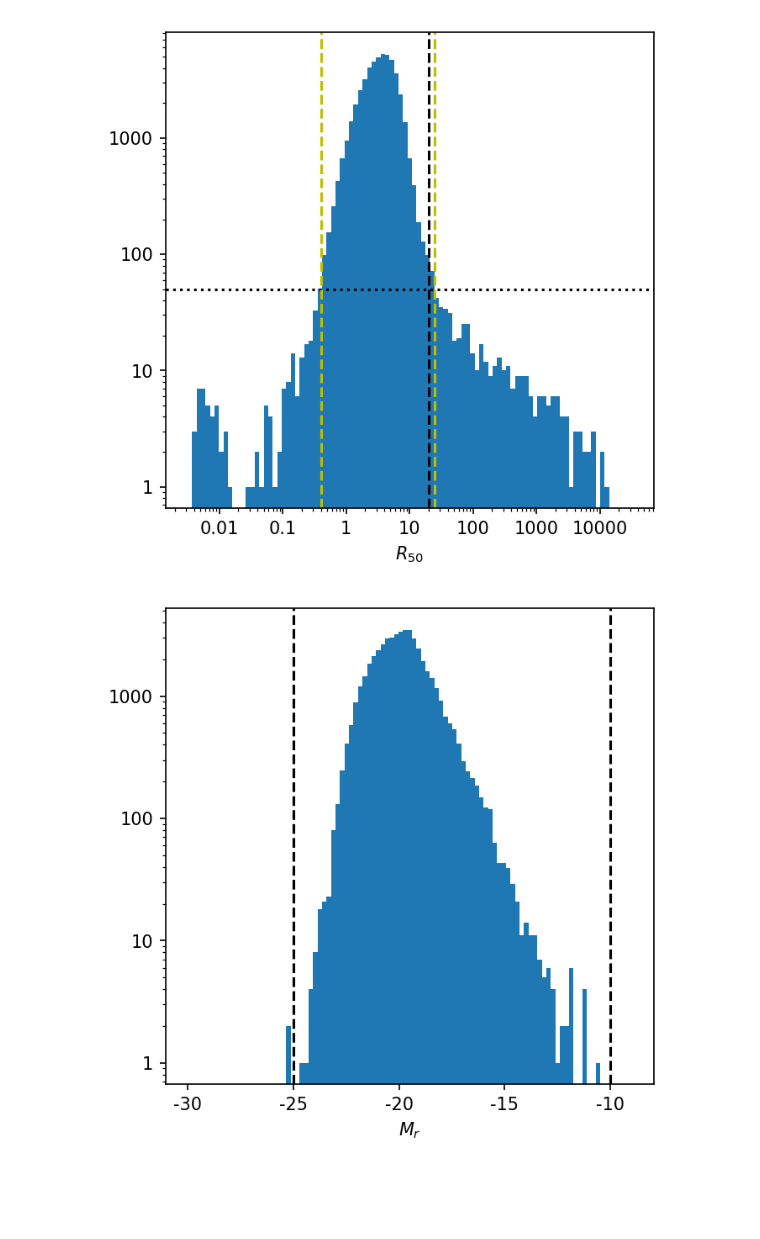
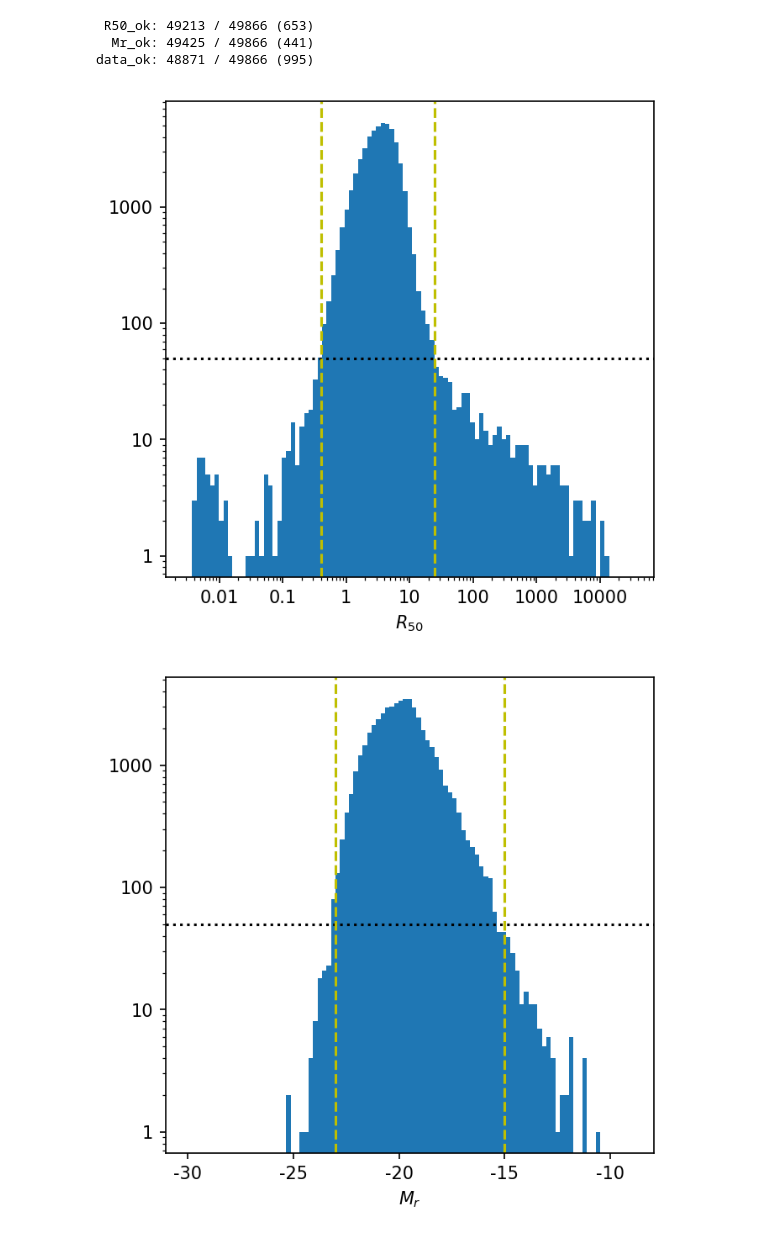
Before and after one commit to leeskelvin/gamakidsgz, a Jupyter notebook: outputs/debiasing/debiasing.ipynb, the cells around one changed output. Drawn from its saved outputs; the diff is of its cells as text; code cells hidden in the pictures; blank space fills up the shorter version.

```diff
--- a/outputs/debiasing/debiasing.ipynb
+++ b/outputs/debiasing/debiasing.ipynb
@@ -93,18 +59,32 @@ gama_ext = Table.read('../../inputs/manifest/gamazoo_extra.fits.gz')
 N_names = [c for c in gama_bin.colnames if 'total' in c]
 for n in N_names:
     gama_cln[n + '_bin'] = gama_bin[n]
+# %%
+# GAMA R50 (kpc) and Mr (absmag) quality cuts
+R50lo = 0.4
+R50hi = 25
+Mrlo = -23
+Mrhi = -15
 # %%
-# generate gama_data table
+# generate primary data table
 R50 = gama_ext['GALRE_r_kpc']
 Mr = gama_ext['absmag_r']
 
-R_ok = np.all([R50 > 0, R50 < 20], axis=0)
-Mr_ok = np.all([Mr < -10, Mr > -25], axis=0)
+R_ok = np.all([R50 > R50lo, R50 < R50hi], axis=0)
+Mr_ok = np.all([Mr > Mrlo, Mr < Mrhi], axis=0)
 data_ok = (R_ok) & (Mr_ok)
 
-gama_data = gama_cln[data_ok]
+print(f' R50_ok: {sum(R_ok)} / {len(R_ok)} ({sum(~R_ok)})')
+print(f'  Mr_ok: {sum(Mr_ok)} / {len(Mr_ok)} ({sum(~Mr_ok)})')
+print(f'data_ok: {sum(data_ok)} / {len(data_ok)} ({sum(~data_ok)})')
+
+data = gama_cln[data_ok]
 for c in ('absmag_r', 'GALRE_r_kpc', 'Z_TONRY'):
-    gama_data[c] = gama_ext[data_ok][c]
+    data[c] = gama_ext[data_ok][c]
+# %% [output]
+ R50_ok: 49213 / 49866 (653)
+  Mr_ok: 49425 / 49866 (441)
+data_ok: 48871 / 49866 (995)
 # %%
 # R50 analysis plot
 fig = plt.figure(figsize=(5,5), dpi=150)
@@ -116,32 +96,32 @@ fmt = matplotlib.ticker.FuncFormatter(lambda y, _: '{:g}'.format(y))
 ax.xaxis.set_major_formatter(fmt)
 ax.yaxis.set_major_formatter(fmt)
 plt.axhline(50, c='k', ls='dotted')
-plt.axvline(20, c='k', ls='--')
-plt.axvline(0.4, c='y', ls='--')
-plt.axvline(25, c='y', ls='--')
+plt.axvline(R50lo, c='y', ls='--')
+plt.axvline(R50hi, c='y', ls='--')
 ax.set_xlabel('$R_{50}$')
 
 plt.show()
 plt.close()
 # %% [output]
-[figure, old version]
+[figure, new version]
 # %%
 # Mr analysis plot
 fig = plt.figure(figsize=(5,5), dpi=150)
 ax = plt.subplot(111)
 
 ax.hist(Mr, bins=np.linspace(-30,-9,100), log=True)
 fmt = matplotlib.ticker.FuncFormatter(lambda y, _: '{:g}'.format(y))
 ax.xaxis.set_major_formatter(fmt)
 ax.yaxis.set_major_formatter(fmt)
-plt.axvline(-10, c='k', ls='--')
-plt.axvline(-25, c='k', ls='--')
+plt.axhline(50, c='k', ls='dotted')
+plt.axvline(Mrlo, c='y', ls='--')
+plt.axvline(Mrhi, c='y', ls='--')
 ax.set_xlabel('$M_r$')
 
 plt.show()
 plt.close()
 # %% [output]
-[figure, old version]
+[figure, new version]
 # %%
 def kde2d(x, y,
           xmin=None, xmax=None, xstep=50j, xlog=False,
```
Also changed, not shown: parts of 17 cells of this notebook.
